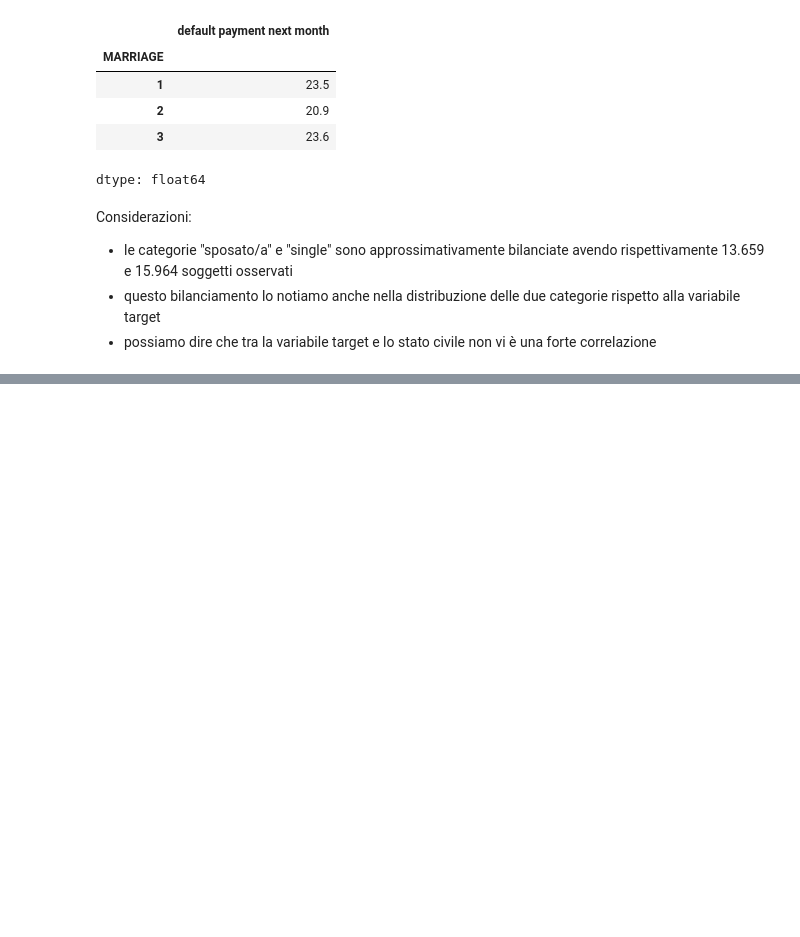
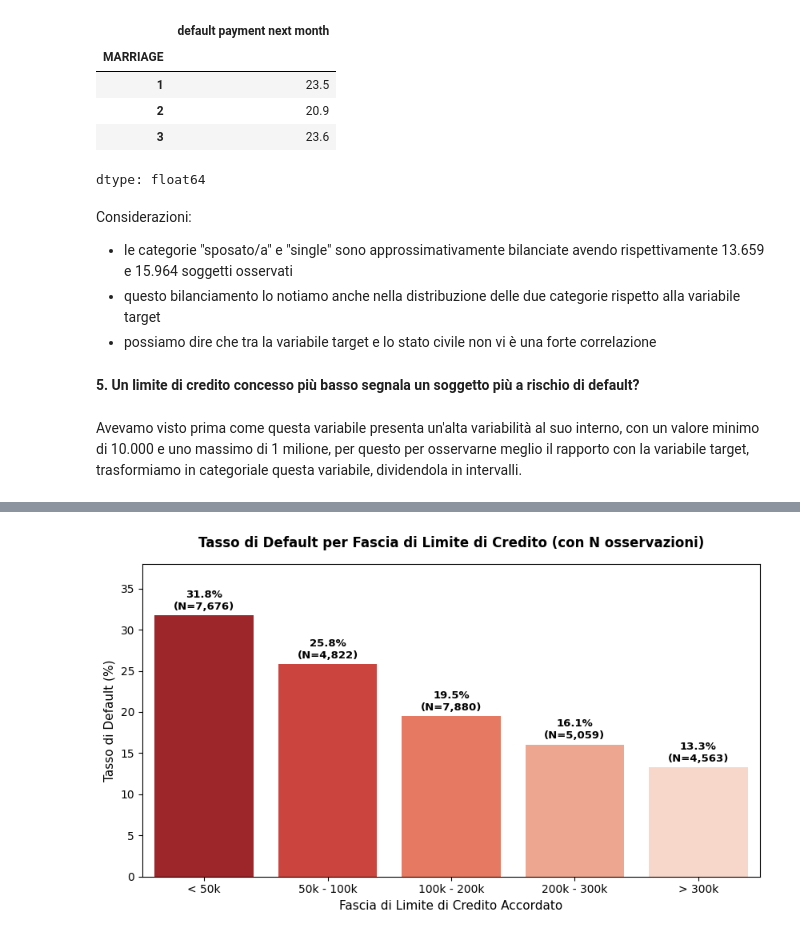
Before and after one commit to caterinaghiani/progetto_datascience, a Jupyter notebook: notebooks/progetto_datascience.ipynb, the cells around one changed output, grey strips where cells are left out. Saved outputs shown, nothing was run; the diff lists cells and outputs as text; code cells hidden in the pictures; blank space fills up the shorter version.

```diff
--- a/notebooks/progetto_datascience.ipynb
+++ b/notebooks/progetto_datascience.ipynb
@@ -664,3 +662,76 @@ Considerazioni:
 *   le categorie "sposato/a" e "single" sono approssimativamente bilanciate avendo rispettivamente 13.659 e 15.964 soggetti osservati
 *   questo bilanciamento lo notiamo anche nella distribuzione delle due categorie rispetto alla variabile target
 *   possiamo dire che tra la variabile  target e lo stato civile non vi è una forte correlazione
+# %% [markdown]
+**5. Un limite di credito concesso più basso segnala un soggetto più a rischio di default?**
+# %% [markdown]
+Avevamo visto prima come questa variabile presenta un'alta variabilità al suo interno, con un valore minimo di 10.000 e uno massimo di 1 milione, per questo per osservarne meglio il rapporto con la variabile target, trasformiamo in categoriale questa variabile, dividendola in intervalli.
+# %%
+# Definizione delle fasce e raggruppamento
+limiti_fasce = [0, 50000, 100000, 200000, 300000, 1000000]
+etichette_fasce = ['< 50k', '50k - 100k', '100k - 200k', '200k - 300k', '> 300k']
+
+credit_fasce = credit.copy()
+credit_fasce['FASCIA_CREDITO'] = pd.cut(
+    credit_fasce['LIMIT_BAL'], bins=limiti_fasce, labels=etichette_fasce
+)
+
+# TABELLA
+tabella_fasce = (
+    credit_fasce.groupby('FASCIA_CREDITO', observed=False)
+    .agg(
+        Totale_Osservazioni=('default payment next month', 'count'),
+        Solvibili_N=('default payment next month', lambda x: (x == 0).sum()),
+        Insolventi_N=('default payment next month', lambda x: (x == 1).sum()),
+        Tasso_Default_Pct=('default payment next month', lambda x: x.mean() * 100),
+    )
+    .round(2)
+)
+
+print("--- NUMEROSITÀ E TASSO DI DEFAULT PER FASCIA DI CREDITO ---")
+print(tabella_fasce)
+
+# GRAFICO
+plt.figure(figsize=(8.5, 5))
+
+df_chart_fasce = tabella_fasce.reset_index()
+
+ax = sns.barplot(
+    data=df_chart_fasce,
+    x='FASCIA_CREDITO',
+    y='Tasso_Default_Pct',
+    hue='FASCIA_CREDITO',
+    palette='Reds_r',
+    legend=False,
+)
+
+plt.title(
+    'Tasso di Default per Fascia di Limite di Credito (con N osservazioni)',
+    fontsize=12,
+    fontweight='bold',
+    pad=15,
+)
+plt.xlabel('Fascia di Limite di Credito Accordato', fontsize=11)
+plt.ylabel('Tasso di Default (%)', fontsize=11)
+
+
+for i, p in enumerate(ax.patches):
+    height = p.get_height()
+    n_obs = df_chart_fasce.loc[i, 'Totale_Osservazioni']
+    if height > 0:
+        ax.annotate(
+            f'{height:.1f}%\n(N={n_obs:,})',
+            (p.get_x() + p.get_width() / 2.0, height),
+            ha='center',
+            va='bottom',
+            xytext=(0, 3),
+            textcoords='offset points',
+            fontsize=9.5,
+            fontweight='bold',
+        )
+
+plt.ylim(0, 38)
+plt.tight_layout()
+plt.savefig('limit_bal_fasce_numerosita.png', dpi=300, bbox_inches='tight')
+plt.show()
+# %% [output]
@@ -666,0 +754 @@ Considerazioni:
+[figure, added]
```
Also changed, not shown: parts of 44 cells of this notebook.
